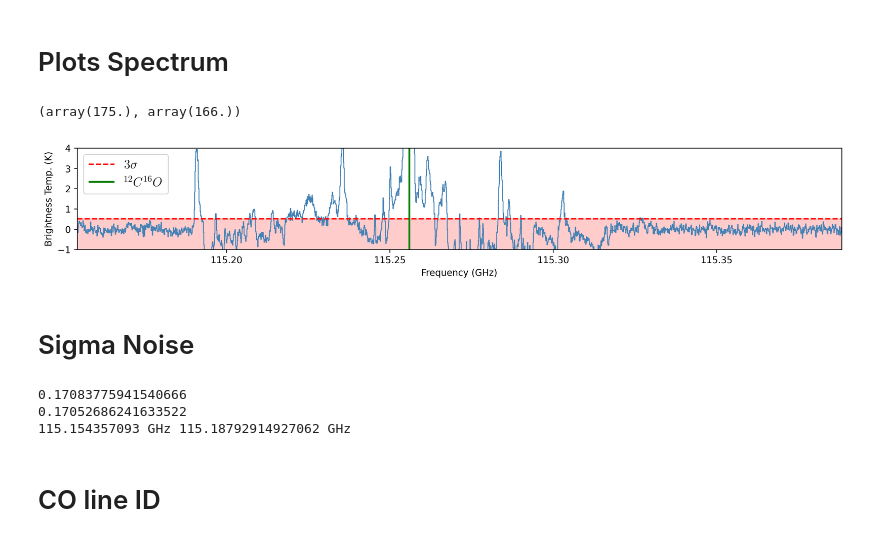
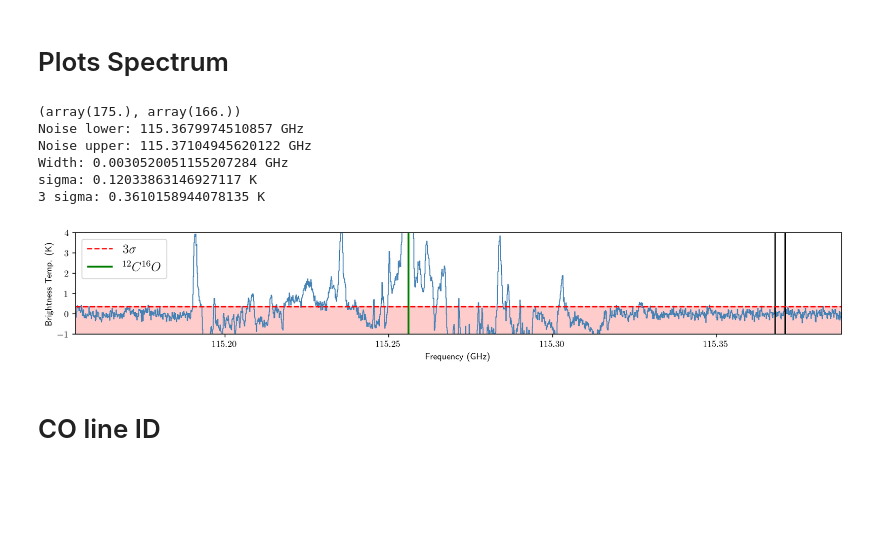
Before and after one commit to Parkerwise/Cloud-C, a Jupyter notebook: line-id-notebooks/12C16O.ipynb, the cells around one changed output. Drawn from its saved outputs; the diff is of its cells as text; code cells hidden in the pictures; blank space fills up the shorter version.

Commit message:
Added vlines for noise and recalculated sigma noise

```diff
--- a/line-id-notebooks/12C16O.ipynb
+++ b/line-id-notebooks/12C16O.ipynb
@@ -48,48 +48,58 @@ print(image_coords)
 #plots spectrum
 sc=SpectralCube.read(path)
 sc.allow_huge_operations=True
 sc_Ghz=sc.with_spectral_unit(u.GHz)
 sc_Ghz=sc_Ghz.to(u.K)
 freq,Dec,Ra = sc_Ghz.world[:,0,0]
 subcube=sc_Ghz.hdu.data[:,int(image_coords[0])-5:int(image_coords[0])+5,int(image_coords[1])-5:int(image_coords[1])+5]
 spectrum = np.average(subcube,axis=(1,2))
 ax1=pylab.subplot()
 ax1.plot(freq,spectrum,lw=1,drawstyle='steps-mid',color="SteelBlue")
 pylab.xlabel("Frequency (GHz)", fontsize=10)
 
 pylab.ylabel('Brightness Temp. (K)',fontsize=10)
 pylab.ylim(-1,4)
 
 
 plt.rcParams['text.usetex'] = True
 
-three_sigma=3*np.std(spectrum[0:275])
-#3 sigma
+###Noise Calculations###
+#range
+Noise_upper=1775
+Noise_lower=1750
+width=freq[Noise_upper]-freq[Noise_lower]
+print(f"Noise lower: {freq[Noise_lower]}")
+print(f"Noise upper: {freq[Noise_upper]}")
+print(f"Width: {width}")
+#lower line
+pylab.vlines(freq[Noise_lower].value,-1,4,colors="black")
+#upper line
+pylab.vlines(freq[Noise_upper].value,-1,4,colors="black")
+#calculate 3 sigma
+sigma=np.std(spectrum[Noise_lower:Noise_upper])
+three_sigma=3*sigma
+#three_sigma_Jy=three_sigma.to(u.jansky)
+print(f"sigma: {sigma} K")
+print(f"3 sigma: {three_sigma} K")
+#print(f"3 sigma: {three_sigma_Jy} Jy")
 pylab.hlines(three_sigma,freq[0].value,freq[1916].value,colors="red",label =r'$3 \sigma$',ls="--" )
 
 pylab.xlim(freq[0].value,freq[1916].value)
 ax1.fill_between(freq.value,three_sigma, -2, alpha = 0.2, color= 'red' )
 
 pylab.vlines(115.256,-2,7,colors="green",label=r"${}^{12}C^{16}O$",lw=2)
 
 plt.legend(fontsize=14,loc="upper left")
 #plt.title()
 plt.savefig("12C16O.pdf")
 # %% [output]
 (array(175.), array(166.))
+Noise lower: 115.3679974510857 GHz
+Noise upper: 115.37104945620122 GHz
+Width: 0.0030520051155207284 GHz
+sigma: 0.12033863146927117 K
+3 sigma: 0.3610158944078135 K
-[figure, old version]
+[figure, new version]
-# %% [markdown]
-# Sigma Noise
-# %%
-sigma_pop=np.std(spectrum[0:275])
-sigma_sample=np.std(spectrum[0:275], ddof=1)
-print(sigma_sample)
-print(sigma_pop)
-print(freq[0],freq[275])
-# %% [output]
-0.17083775941540666
-0.17052686241633522
-115.154357093 GHz 115.18792914927062 GHz
 # %% [markdown]
 # CO line ID
 # %%
```
